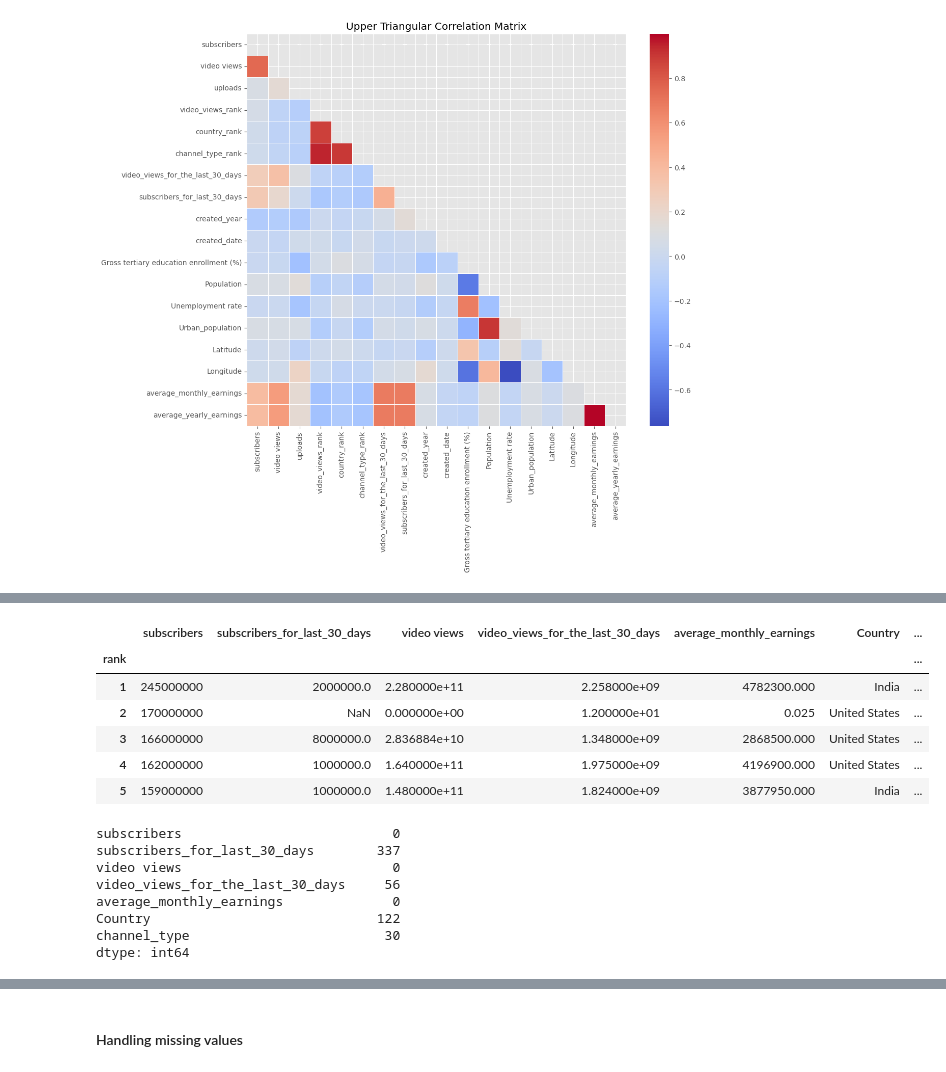
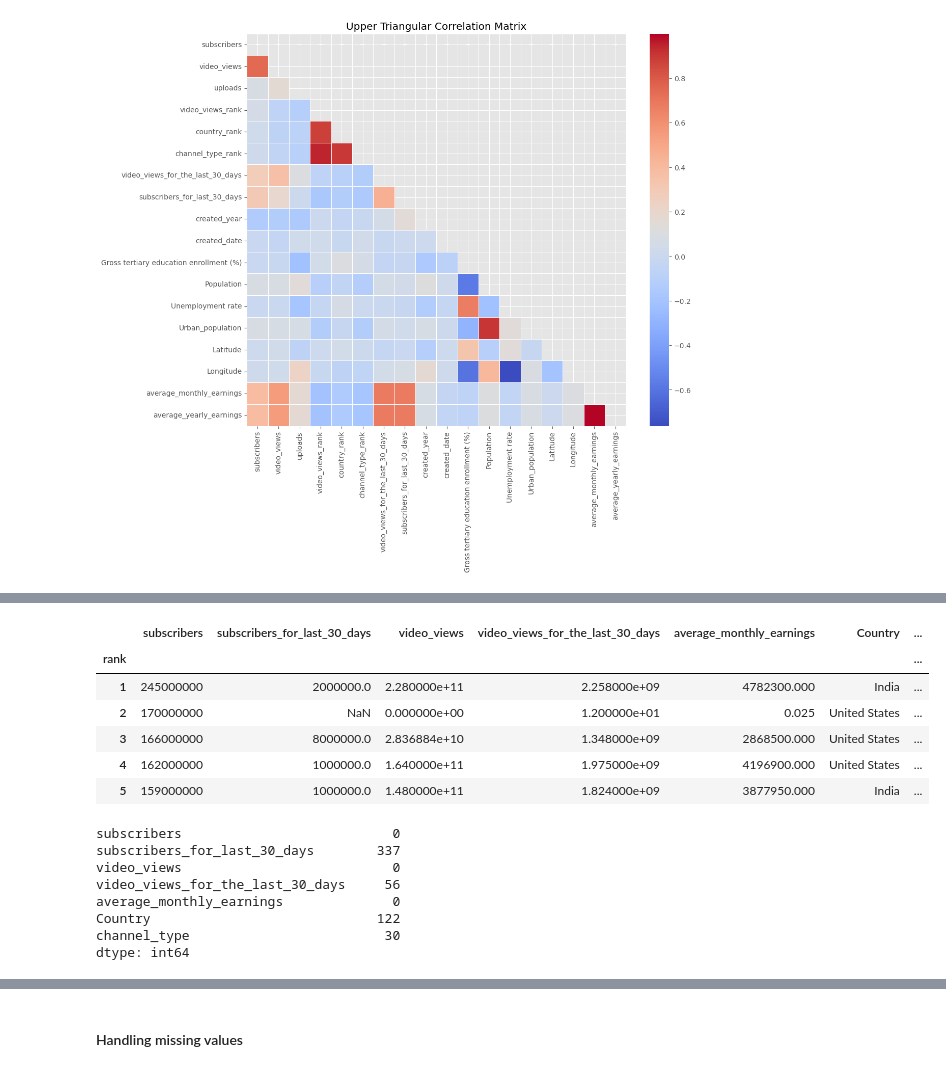
Before and after one commit to King-georges/You-Tube-Stats-Analysis, a Jupyter notebook: Project_notebook.ipynb, the cells around one changed output, grey strips where cells are left out. Saved outputs shown, nothing was run; the diff lists cells and outputs as text; code cells hidden in the pictures.

```diff
--- a/Project_notebook.ipynb
+++ b/Project_notebook.ipynb
@@ -372,12 +372,12 @@ average_monthly_earnings            1.000000
 Name: average_monthly_earnings, dtype: float64
 # %%
 # Keeping the most related colums and the categorical columns
-columns_to_keep = ['subscribers', 'subscribers_for_last_30_days', 'video views', 'video_views_for_the_last_30_days', 'average_monthly_earnings', 'Country', 'channel_type']
+columns_to_keep = ['subscribers', 'subscribers_for_last_30_days', 'video_views', 'video_views_for_the_last_30_days', 'average_monthly_earnings', 'Country', 'channel_type']
 # Drop columns not in the specified list
 df = df[columns_to_keep]
 df.head()
 # %% [output]
-|  | subscribers | subscribers_for_last_30_days | video views | video_views_for_the_last_30_days | average_monthly_earnings | Country | ... |
+|  | subscribers | subscribers_for_last_30_days | video_views | video_views_for_the_last_30_days | average_monthly_earnings | Country | ... |
 | rank |  |  |  |  |  |  | ... |
 | 1 | 245000000 | 2000000.0 | 2.280000e+11 | 2.258000e+09 | 4782300.000 | India | ... |
 | 2 | 170000000 | NaN | 0.000000e+00 | 1.200000e+01 | 0.025 | United States | ... |
@@ -390,7 +390,7 @@ df.isnull().sum()
 # %% [output]
 subscribers                           0
 subscribers_for_last_30_days        337
-video views                           0
+video_views                           0
 video_views_for_the_last_30_days     56
 average_monthly_earnings              0
 Country                             122
```
Also changed, not shown: parts of 12 cells of this notebook.
